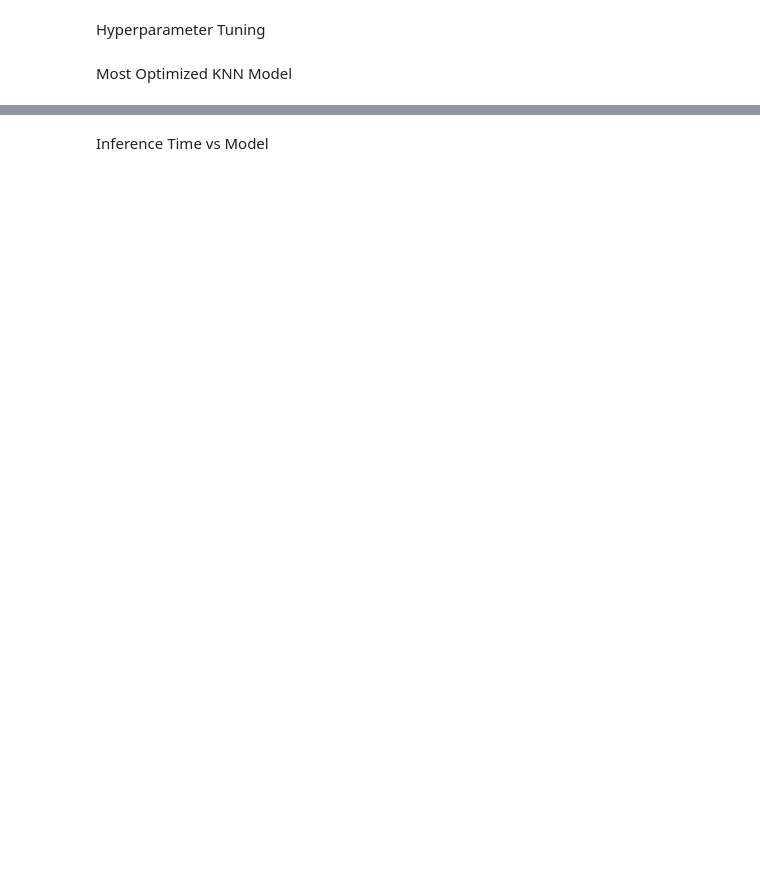
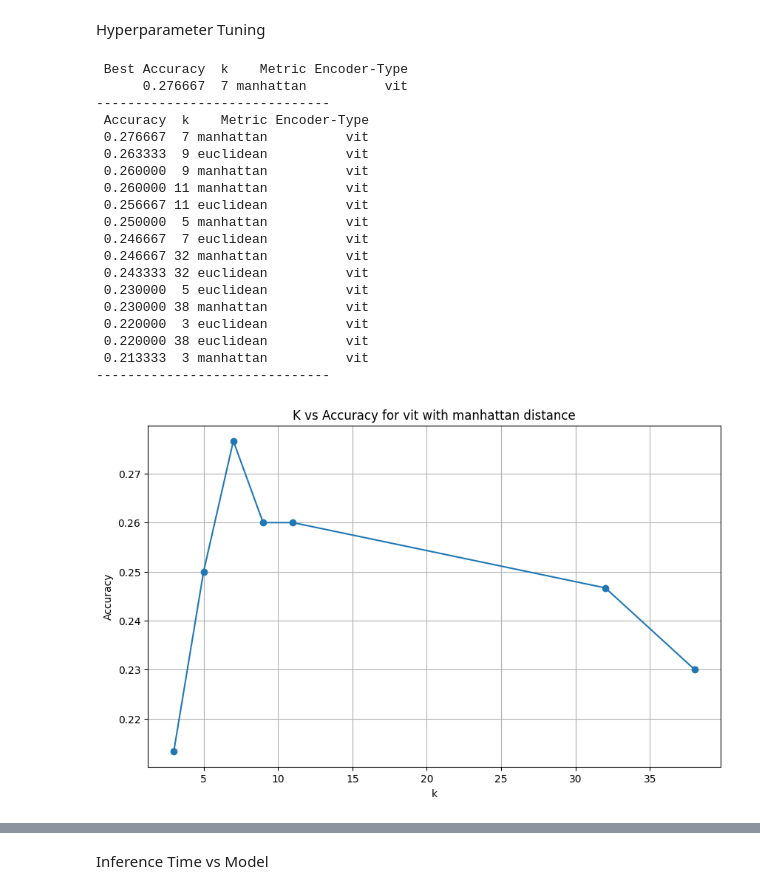
Before and after one commit to ROHIT32767/KNN-Decision-Trees, a Jupyter notebook: KNN.ipynb, the cells around one changed output, grey strips where cells are left out. Cells and saved outputs as stored; diff of their text form; code cells hidden in the pictures; blank space fills up the shorter version.

```diff
--- a/code.ipynb
+++ b/KNN.ipynb
@@ -158,51 +288,70 @@ Precision 0.139975
 # %% [markdown]
 Hyperparameter Tuning
 # %%
-KNN = KNN(3,'vit','manhattan')
+Hyper_parameter_KNN = Optimized_KNN(3,'vit','manhattan')
 K = [3,5,7,9,11,32,38]
 metric = ['manhattan','euclidean']
 encoder_type = ['vit']
-KNN.data_split(data)
+Hyper_parameter_KNN.data_split(data)
 tuples = []
 for k in K:
     for metric_type in metric:
         for encoder in encoder_type:
-            KNN.set_encoder_type(encoder)
-            KNN.set_k(k)
-            KNN.set_metric(metric_type)
-            KNN.train(KNN.get_encoder_type())
-            F1_score, accuracy, precision, recall = KNN.evaluate(KNN.validate_embeddings, KNN.validate_labels)
+            Hyper_parameter_KNN.set_encoder_type(encoder)
+            Hyper_parameter_KNN.set_k(k)
+            Hyper_parameter_KNN.set_metric(metric_type)
+            Hyper_parameter_KNN.train(Hyper_parameter_KNN.get_encoder_type())
+            F1_score, accuracy, precision, recall = Hyper_parameter_KNN.evaluate(Hyper_parameter_KNN.validate_embeddings, Hyper_parameter_KNN.validate_labels)
             tuples.append((accuracy,k,metric_type,encoder))
 
 sorted_tuples = sorted(tuples, key=lambda x: x[0], reverse=True)
 best_triplet = sorted_tuples[0]
 # print_data = [[' Best Accuracy',best_triplet[0]],['K',best_triplet[1]],['metric_type',best_triplet[2]],['encoder_type',best_triplet[3]]]
 # df = pd.DataFrame(print_data,columns=['Measure','Value'])
 # print(df)
 best_triplets = sorted_tuples[:1]
 df = pd.DataFrame(best_triplets, columns=['Best Accuracy', 'k', 'Metric', 'Encoder-Type'])
 # Display the DataFrame without the default index column
 print(df.to_string(index=False))
 print('------------------------------')
 top_triplets = sorted_tuples[:20]
 # for rank, triplet in enumerate(best_triplets[:20], start=1):
 #     print(f"Rank {rank}: k={triplet[1]}, encoder={triplet[2]}, distance metric={triplet[3]}, accuracy={triplet[0]}")
 df = pd.DataFrame(top_triplets, columns=['Accuracy', 'k', 'Metric', 'Encoder-Type'])
 # Display the DataFrame without the default index column
 print(df.to_string(index=False))
 given_metric = 'manhattan'
 given_encoder_type = 'vit'
 k_tuples = sorted(sorted_tuples, key=lambda x: x[1])
 filtered_tuples = [(accuracy, k, metric, encoder_type) for accuracy, k, metric, encoder_type in k_tuples
                  if metric == given_metric and encoder_type == given_encoder_type]
 filtered_df = pd.DataFrame(filtered_tuples, columns=['Accuracy', 'k', 'Metric', 'Encoder Type'])
 print('------------------------------')
 plt.figure(figsize=(10, 6))
 plt.plot(filtered_df['k'], filtered_df['Accuracy'], marker='o')
 plt.title(f'K vs Accuracy for {given_encoder_type} with {given_metric} distance')
 plt.xlabel('k')
 plt.ylabel('Accuracy')
 plt.grid(True)
 plt.show()
+# %% [output]
+ Best Accuracy  k    Metric Encoder-Type
+      0.276667  7 manhattan          vit
+------------------------------
+ Accuracy  k    Metric Encoder-Type
+ 0.276667  7 manhattan          vit
+ 0.263333  9 euclidean          vit
+ 0.260000  9 manhattan          vit
+ 0.260000 11 manhattan          vit
+ 0.256667 11 euclidean          vit
+ 0.250000  5 manhattan          vit
+ 0.246667  7 euclidean          vit
+ 0.246667 32 manhattan          vit
+ 0.243333 32 euclidean          vit
+ 0.230000  5 euclidean          vit
+ 0.230000 38 manhattan          vit
+ 0.220000  3 euclidean          vit
+ 0.220000 38 euclidean          vit
+ 0.213333  3 manhattan          vit
+------------------------------
+[figure, added]
-# %% [markdown]
-Most Optimized KNN Model
```
Also changed, not shown: parts of 12 cells of this notebook, 1 other file.
